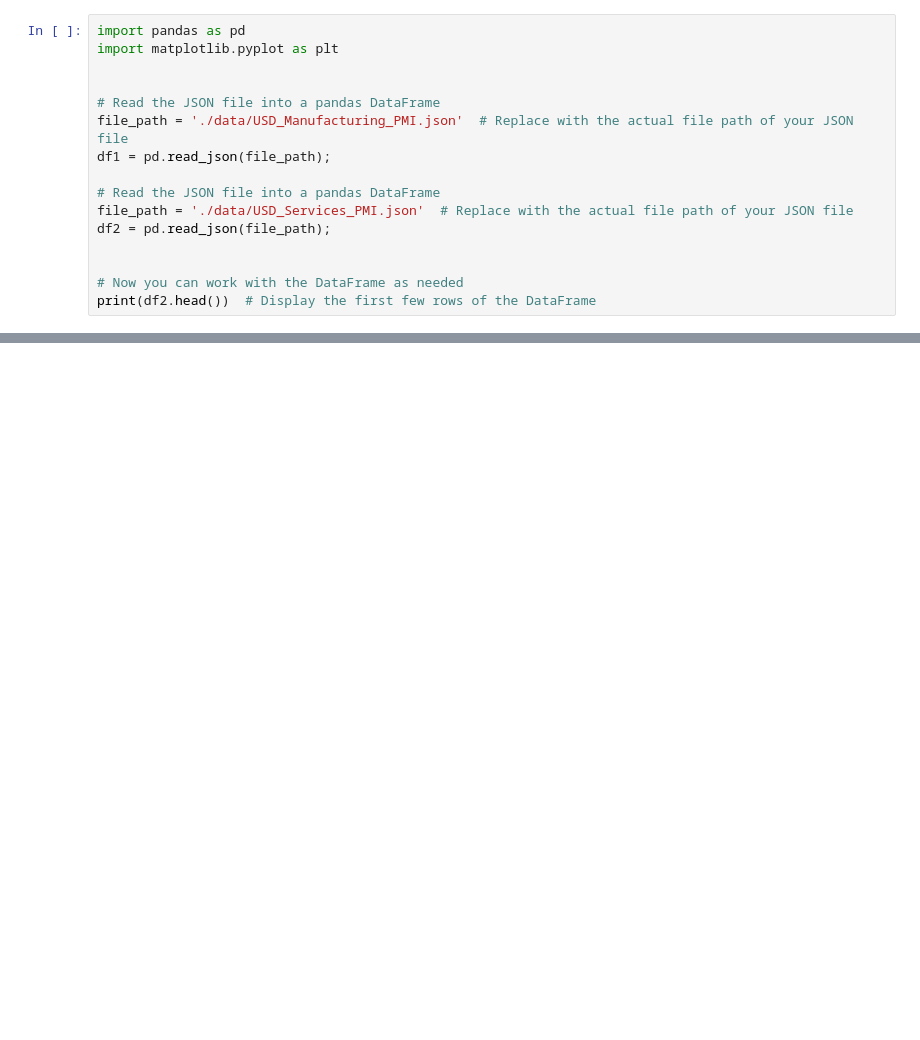
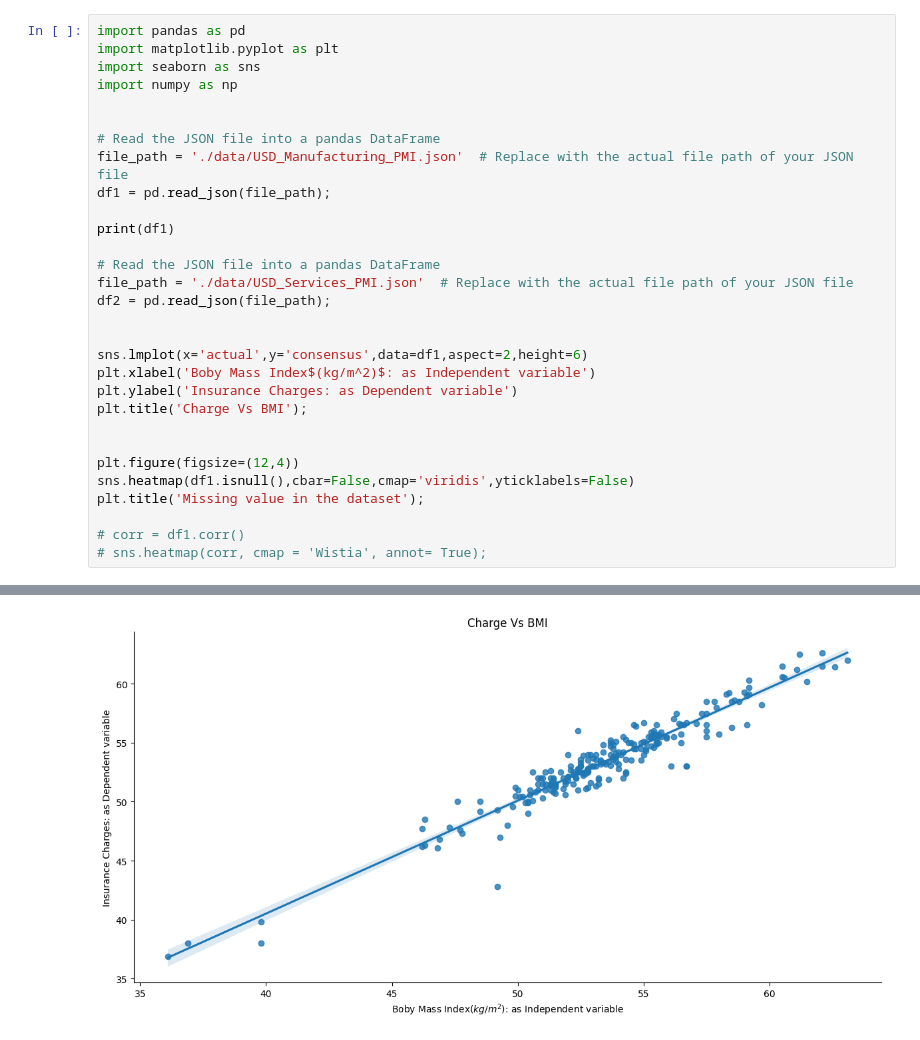
Before and after one commit to Suraj6E/RegressionAnalysis_USD, a Jupyter notebook: DataCleanUP.ipynb, the cells around one changed output, grey strips where cells are left out. Cells and saved outputs as stored; diff of their text form; blank space fills up the shorter version.

```diff
--- a/DataCleanUP.ipynb
+++ b/DataCleanUP.ipynb
@@ -1,17 +1,31 @@
 # %%
 import pandas as pd
 import matplotlib.pyplot as plt
+import seaborn as sns
+import numpy as np
 
 
 # Read the JSON file into a pandas DataFrame
 file_path = './data/USD_Manufacturing_PMI.json'  # Replace with the actual file path of your JSON file
 df1 = pd.read_json(file_path);
 
+print(df1)
+
 # Read the JSON file into a pandas DataFrame
 file_path = './data/USD_Services_PMI.json'  # Replace with the actual file path of your JSON file
 df2 = pd.read_json(file_path);
 
 
-# Now you can work with the DataFrame as needed
-print(df2.head())  # Display the first few rows of the DataFrame
+sns.lmplot(x='actual',y='consensus',data=df1,aspect=2,height=6)
+plt.xlabel('Boby Mass Index$(kg/m^2)$: as Independent variable')
+plt.ylabel('Insurance Charges: as Dependent variable')
+plt.title('Charge Vs BMI');
+
+
+plt.figure(figsize=(12,4))
+sns.heatmap(df1.isnull(),cbar=False,cmap='viridis',yticklabels=False)
+plt.title('Missing value in the dataset');
+
+# corr = df1.corr()
+# sns.heatmap(corr, cmap = 'Wistia', annot= True);
 # %% [output]
@@ -37,0 +49 @@ print(df2.head())  # Display the first few rows of the DataFrame
+[figure, added]
```
Also changed, not shown: parts of 5 cells of this notebook.
